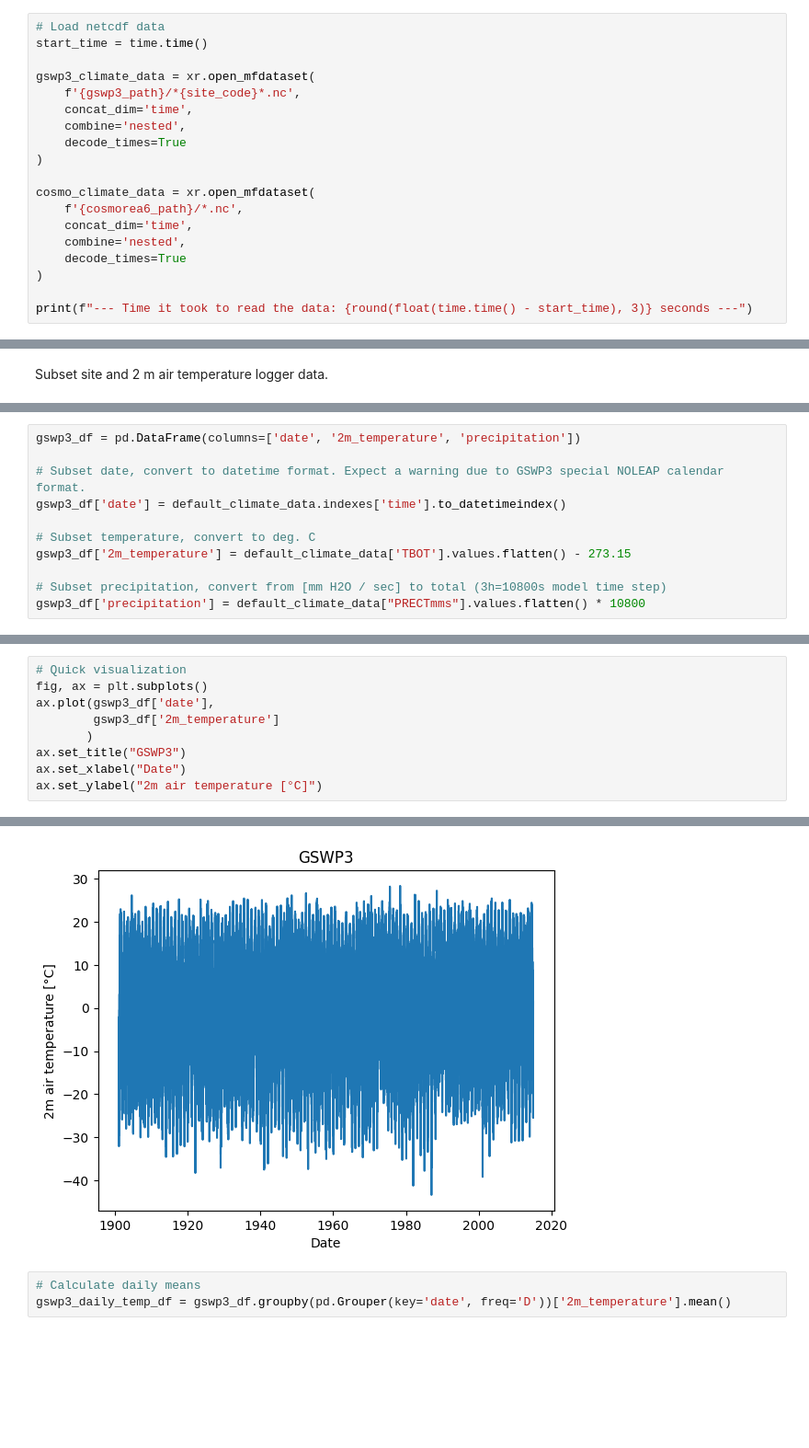
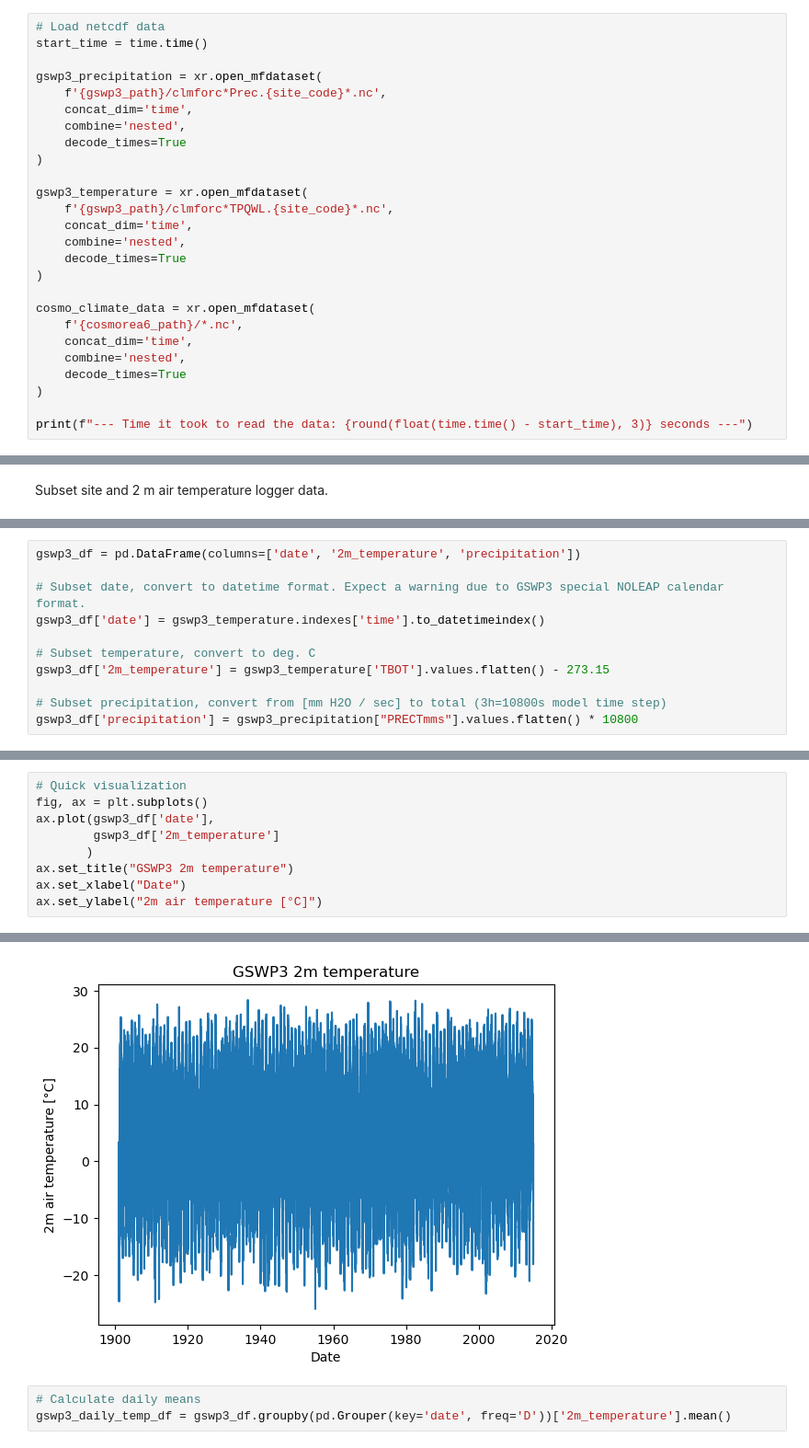
Before and after one commit to evalieungh/FATES_INCLINE, a Jupyter notebook: src/analysis_and_plotting/forcing_vs_vcg_temperature.ipynb, the cells around one changed output, grey strips where cells are left out. Shown at 92% size. Cells and saved outputs as stored; diff of their text form; blank space fills up the shorter version.

```diff
--- a/src/analysis_and_plotting/forcing_vs_vcg_temperature.ipynb
+++ b/src/analysis_and_plotting/forcing_vs_vcg_temperature.ipynb
@@ -32,8 +31,15 @@ cosmorea6_path = Path("../data/ALP4_cosmorea_noleap/datmdata/")
 # Load netcdf data
 start_time = time.time()
 
-gswp3_climate_data = xr.open_mfdataset(
-    f'{gswp3_path}/*{site_code}*.nc',
+gswp3_precipitation = xr.open_mfdataset(
+    f'{gswp3_path}/clmforc*Prec.{site_code}*.nc',
+    concat_dim='time',
+    combine='nested',
+    decode_times=True
+)
+
+gswp3_temperature = xr.open_mfdataset(
+    f'{gswp3_path}/clmforc*TPQWL.{site_code}*.nc',
     concat_dim='time',
     combine='nested',
     decode_times=True
@@ -177,13 +193,13 @@ Load data from xarray Dataset into a pandas DataFrame.
 gswp3_df = pd.DataFrame(columns=['date', '2m_temperature', 'precipitation'])
 
 # Subset date, convert to datetime format. Expect a warning due to GSWP3 special NOLEAP calendar format.
-gswp3_df['date'] = default_climate_data.indexes['time'].to_datetimeindex()
+gswp3_df['date'] = gswp3_temperature.indexes['time'].to_datetimeindex()
 
 # Subset temperature, convert to deg. C
-gswp3_df['2m_temperature'] = default_climate_data['TBOT'].values.flatten() - 273.15
+gswp3_df['2m_temperature'] = gswp3_temperature['TBOT'].values.flatten() - 273.15
 
 # Subset precipitation, convert from [mm H2O / sec] to total (3h=10800s model time step)
-gswp3_df['precipitation'] = default_climate_data["PRECTmms"].values.flatten() * 10800
+gswp3_df['precipitation'] = gswp3_precipitation["PRECTmms"].values.flatten() * 10800
 # %%
 gswp3_df.head()
 # %% [output]
@@ -196,15 +212,15 @@ gswp3_df.head()
 # %%
 # Quick visualization
 fig, ax = plt.subplots()
 ax.plot(gswp3_df['date'],
         gswp3_df['2m_temperature']
        )
-ax.set_title("GSWP3")
+ax.set_title("GSWP3 2m temperature")
 ax.set_xlabel("Date")
 ax.set_ylabel("2m air temperature [°C]")
 # %% [output]
 Text(0, 0.5, '2m air temperature [°C]')
-[figure, old version]
+[figure, new version]
 # %%
 # Calculate daily means
 gswp3_daily_temp_df = gswp3_df.groupby(pd.Grouper(key='date', freq='D'))['2m_temperature'].mean()
```
Also changed, not shown: parts of 33 cells of this notebook.
